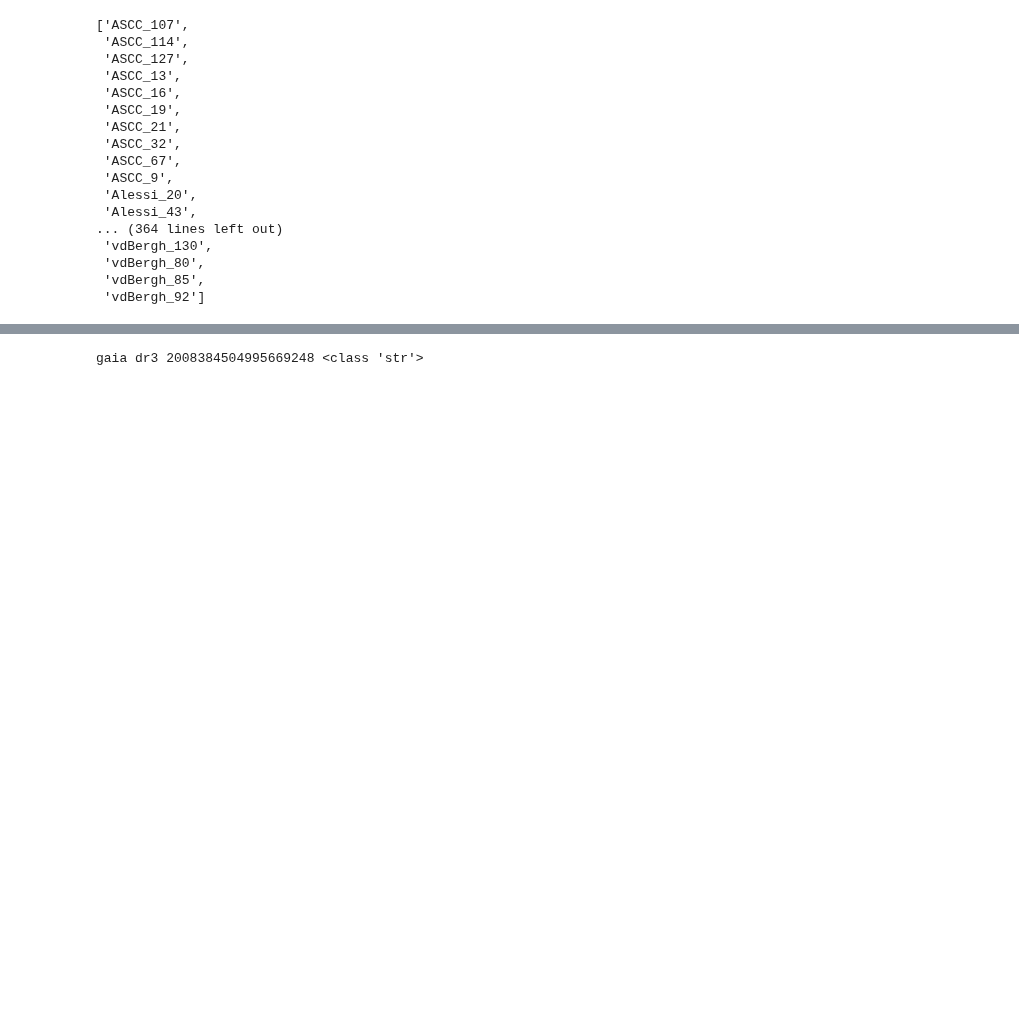
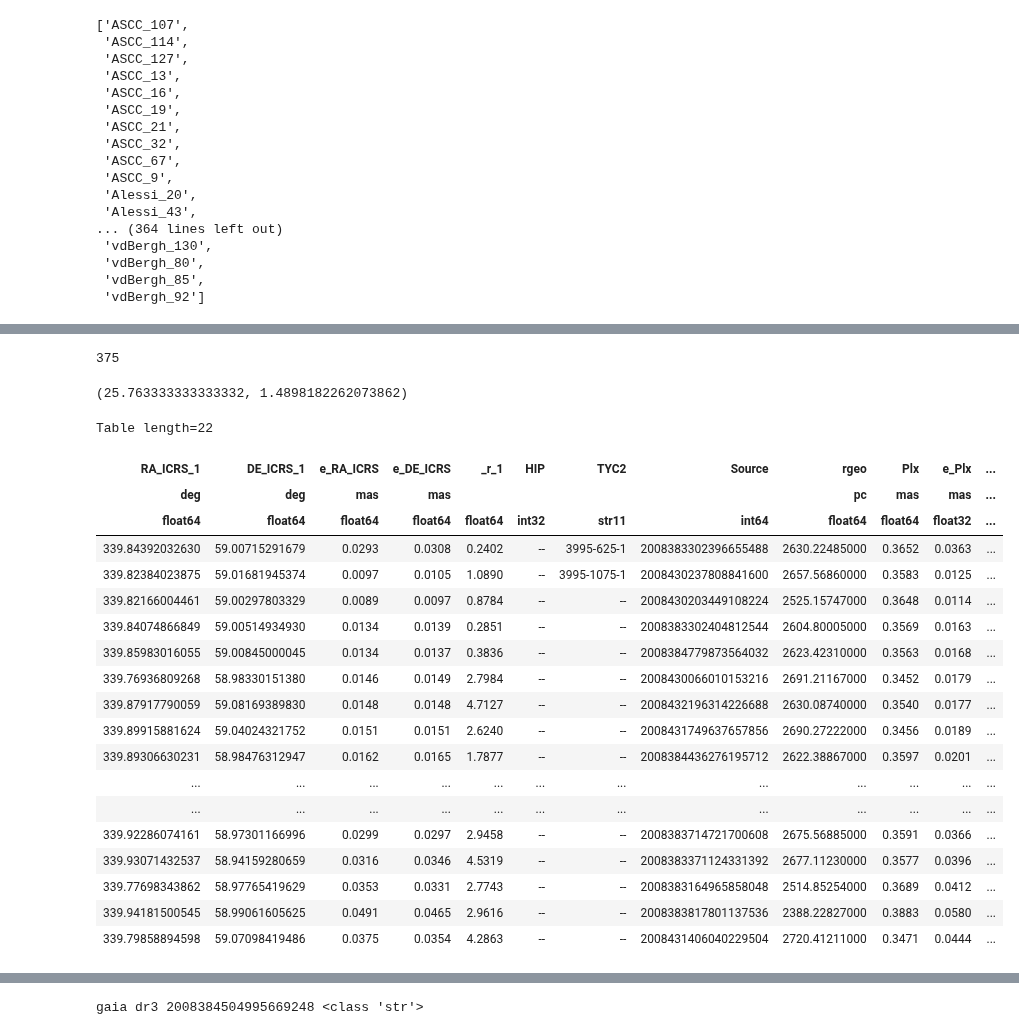
Before and after one commit to surodeep26/Runaway-Stars, a Jupyter notebook: v16.ipynb, the cells around one changed output, grey strips where cells are left out. Saved outputs shown, nothing was run; the diff lists cells and outputs as text; code cells hidden in the pictures; blank space fills up the shorter version.

```diff
--- a/v16.ipynb
+++ b/v16.ipynb
@@ -53,0 +32,38 @@ cl.plot_traceback_clean()
+# %%
+cl = Cluster("Basel_8")
+np.count_nonzero(~cl.stars_in_region()['RV'].mask)
+# %% [output]
+375
+# %%
+cl = Cluster("Basel_8")
+cl.stars_in_region()
+t = cl.mymembers
+t = cl.stars_in_region()
+t = find_cluster(cl.stars_in_region())
+
+np.mean(t['RV']),np.sqrt(np.sum(t['e_RV'])**2/(len(t))**2)
+# %% [output]
+(25.763333333333332, 1.4898182262073862)
+# %%
+find_cluster(cl.stars_in_region())
+# %% [output]
+Table length=22
+| RA_ICRS_1 | DE_ICRS_1 | e_RA_ICRS | e_DE_ICRS | _r_1 | HIP | TYC2 | Source | rgeo | Plx | e_Plx | ... |
+| deg | deg | mas | mas |  |  |  |  | pc | mas | mas | ... |
+| float64 | float64 | float64 | float64 | float64 | int32 | str11 | int64 | float64 | float64 | float32 | ... |
+| 339.84392032630 | 59.00715291679 | 0.0293 | 0.0308 | 0.2402 | -- | 3995-625-1 | 2008383302396655488 | 2630.22485000 | 0.3652 | 0.0363 | ... |
+| 339.82384023875 | 59.01681945374 | 0.0097 | 0.0105 | 1.0890 | -- | 3995-1075-1 | 2008430237808841600 | 2657.56860000 | 0.3583 | 0.0125 | ... |
+| 339.82166004461 | 59.00297803329 | 0.0089 | 0.0097 | 0.8784 | -- | -- | 2008430203449108224 | 2525.15747000 | 0.3648 | 0.0114 | ... |
+| 339.84074866849 | 59.00514934930 | 0.0134 | 0.0139 | 0.2851 | -- | -- | 2008383302404812544 | 2604.80005000 | 0.3569 | 0.0163 | ... |
+| 339.85983016055 | 59.00845000045 | 0.0134 | 0.0137 | 0.3836 | -- | -- | 2008384779873564032 | 2623.42310000 | 0.3563 | 0.0168 | ... |
+| 339.76936809268 | 58.98330151380 | 0.0146 | 0.0149 | 2.7984 | -- | -- | 2008430066010153216 | 2691.21167000 | 0.3452 | 0.0179 | ... |
+| 339.87917790059 | 59.08169389830 | 0.0148 | 0.0148 | 4.7127 | -- | -- | 2008432196314226688 | 2630.08740000 | 0.3540 | 0.0177 | ... |
+| 339.89915881624 | 59.04024321752 | 0.0151 | 0.0151 | 2.6240 | -- | -- | 2008431749637657856 | 2690.27222000 | 0.3456 | 0.0189 | ... |
+| 339.89306630231 | 58.98476312947 | 0.0162 | 0.0165 | 1.7877 | -- | -- | 2008384436276195712 | 2622.38867000 | 0.3597 | 0.0201 | ... |
+| ... | ... | ... | ... | ... | ... | ... | ... | ... | ... | ... | ... |
+| ... | ... | ... | ... | ... | ... | ... | ... | ... | ... | ... | ... |
+| 339.92286074161 | 58.97301166996 | 0.0299 | 0.0297 | 2.9458 | -- | -- | 2008383714721700608 | 2675.56885000 | 0.3591 | 0.0366 | ... |
+| 339.93071432537 | 58.94159280659 | 0.0316 | 0.0346 | 4.5319 | -- | -- | 2008383371124331392 | 2677.11230000 | 0.3577 | 0.0396 | ... |
+| 339.77698343862 | 58.97765419629 | 0.0353 | 0.0331 | 2.7743 | -- | -- | 2008383164965858048 | 2514.85254000 | 0.3689 | 0.0412 | ... |
+| 339.94181500545 | 58.99061605625 | 0.0491 | 0.0465 | 2.9616 | -- | -- | 2008383817801137536 | 2388.22827000 | 0.3883 | 0.0580 | ... |
+| 339.79858894598 | 59.07098419486 | 0.0375 | 0.0354 | 4.2863 | -- | -- | 2008431406040229504 | 2720.41211000 | 0.3471 | 0.0444 | ... |
```
Also changed, not shown: parts of 6 cells of this notebook, 1 other file.
